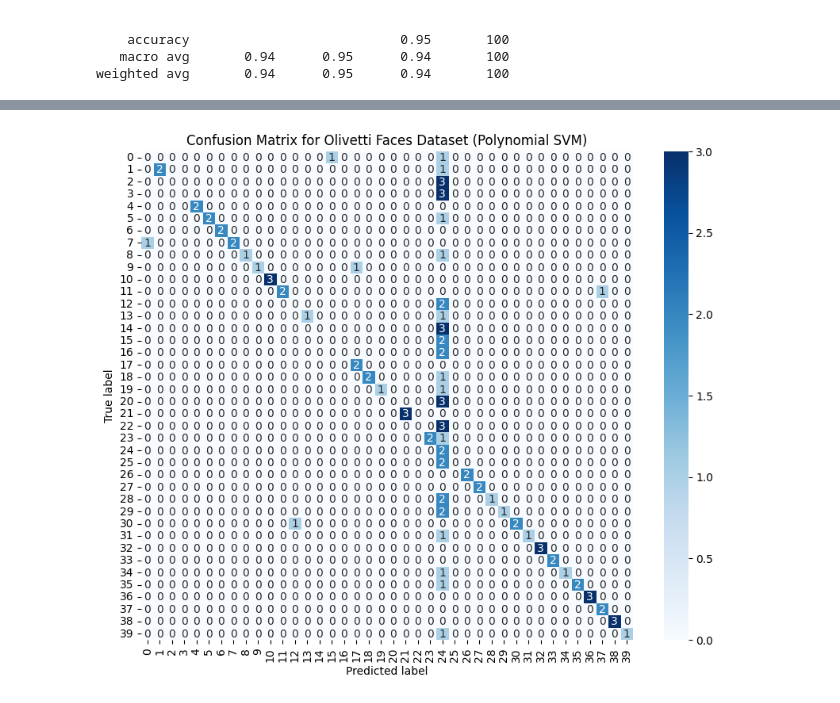
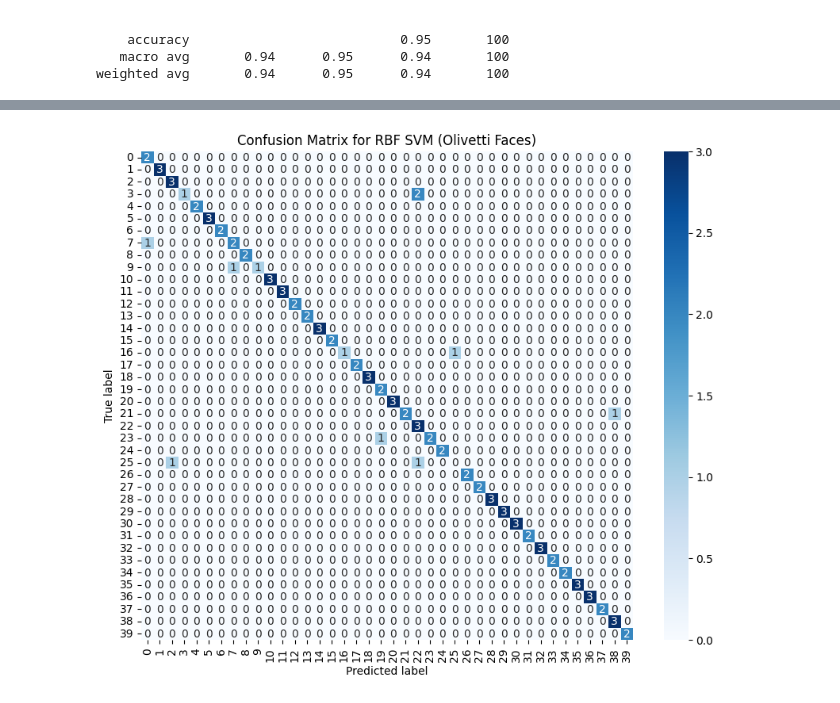
Before and after one commit to Yuito-K/risawa, a Jupyter notebook: SVM_exercise.ipynb, the cells around one changed output, grey strips where cells are left out. Cells and saved outputs as stored; diff of their text form; code cells hidden in the pictures.

```diff
--- a/SVM_exercise.ipynb
+++ b/SVM_exercise.ipynb
@@ -114,12 +120,18 @@ X_test_scaled = scaler.transform(X_test)
 # %%
 # prompt: scikit-learnのSVCクラスを用いて線形SVMを実装
 
-# 線形SVMの実装
-linear_svm = SVC(kernel='linear')
-linear_svm.fit(X_train_scaled, y_train)
-y_pred_linear = linear_svm.predict(X_test_scaled)
+# SVCクラスを用いた線形SVMの実装
+# 線形カーネルを指定してSVCを初期化
+svm_linear = SVC(kernel='linear', C=1.0)
+
+# 訓練データでモデルを学習
+svm_linear.fit(X_train_scaled, y_train)
+
+# テストデータで予測
+y_pred_linear = svm_linear.predict(X_test_scaled)
+
+# モデルの評価
 accuracy_linear = accuracy_score(y_test, y_pred_linear)
-
 print(f"Linear SVM Accuracy: {accuracy_linear:.2f}")
 print(classification_report(y_test, y_pred_linear))
 # %% [output]
@@ -161,44 +173,56 @@ plt.show()
 # %%
-# prompt: 線形カーネル，多項式カーネル，RBFカーネルを使用してSVMを実装します
+# prompt: 線形カーネル，多項式カーネル，RBFカーネルを使用してSVMを実装
 
 import matplotlib.pyplot as plt
-# RBF SVMの実装
-rbf_svm = SVC(kernel='rbf')
-rbf_svm.fit(X_train_scaled, y_train)
-y_pred_rbf = rbf_svm.predict(X_test_scaled)
+# ポリカーネルを指定してSVCを初期化
+# degreeパラメータで多項式の次数を指定します
+svm_poly = SVC(kernel='poly', degree=3, C=1.0, gamma='scale')
+
+# 訓練データでモデルを学習
+svm_poly.fit(X_train_scaled, y_train)
+
+# テストデータで予測
+y_pred_poly = svm_poly.predict(X_test_scaled)
+
+# モデルの評価
+accuracy_poly = accuracy_score(y_test, y_pred_poly)
+print(f"Polynomial SVM Accuracy: {accuracy_poly:.2f}")
+print(classification_report(y_test, y_pred_poly))
+
+# 混同行列の計算
+cm_poly = confusion_matrix(y_test, y_pred_poly)
+
+# 混同行列の可視化
+plt.figure(figsize=(10, 8))
+sns.heatmap(cm_poly, annot=True, fmt='d', cmap='Blues')
+plt.xlabel('Predicted label')
+plt.ylabel('True label')
+plt.title('Confusion Matrix for Polynomial SVM (Olivetti Faces)')
+plt.show()
+
+# RBFカーネルを指定してSVCを初期化
+# gammaパラメータはカーネルの幅を制御します
+svm_rbf = SVC(kernel='rbf', C=1.0, gamma='scale')
+
+# 訓練データでモデルを学習
+svm_rbf.fit(X_train_scaled, y_train)
+
+# テストデータで予測
+y_pred_rbf = svm_rbf.predict(X_test_scaled)
+
+# モデルの評価
 accuracy_rbf = accuracy_score(y_test, y_pred_rbf)
-
 print(f"RBF SVM Accuracy: {accuracy_rbf:.2f}")
 print(classification_report(y_test, y_pred_rbf))
 
-# 多項式SVMの実装
-poly_svm = SVC(kernel='poly', degree=3) # degreeで多項式の次数を指定
-poly_svm.fit(X_train_scaled, y_train)
-y_pred_poly = poly_svm.predict(X_test_scaled)
-accuracy_poly = accuracy_score(y_test, y_pred_poly)
-
-print(f"Polynomial SVM Accuracy: {accuracy_poly:.2f}")
-print(classification_report(y_test, y_pred_poly))
-
-# 混同行列の計算 (例: RBF SVM)
+# 混同行列の計算
 cm_rbf = confusion_matrix(y_test, y_pred_rbf)
 
-# 混同行列の可視化 (例: RBF SVM)
+# 混同行列の可視化
 plt.figure(figsize=(10, 8))
 sns.heatmap(cm_rbf, annot=True, fmt='d', cmap='Blues')
 plt.xlabel('Predicted label')
 plt.ylabel('True label')
-plt.title('Confusion Matrix for Olivetti Faces Dataset (RBF SVM)')
+plt.title('Confusion Matrix for RBF SVM (Olivetti Faces)')
 plt.show()
-
-# 混同行列の計算 (例: 多項式SVM)
-cm_poly = confusion_matrix(y_test, y_pred_poly)
-
-# 混同行列の可視化 (例: 多項式SVM)
-plt.figure(figsize=(10, 8))
-sns.heatmap(cm_poly, annot=True, fmt='d', cmap='Blues')
-plt.xlabel('Predicted label')
-plt.ylabel('True label')
-plt.title('Confusion Matrix for Olivetti Faces Dataset (Polynomial SVM)')
-plt.show()
 # %% [output]
@@ -223 +264 @@ weighted avg       0.72      0.56      0.60       100
-[figure, old version]
+[figure, new version]
```
Also changed, not shown: parts of 8 cells of this notebook.
